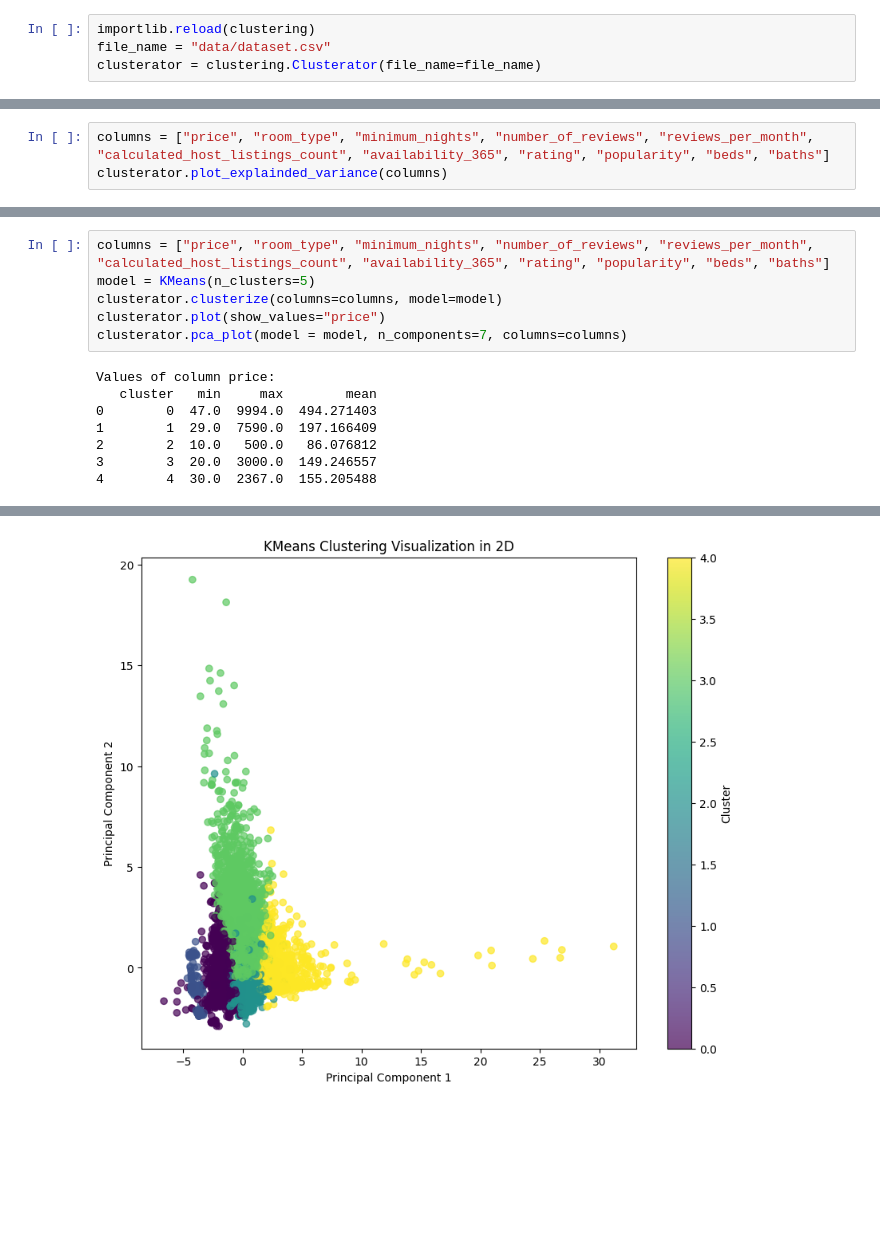
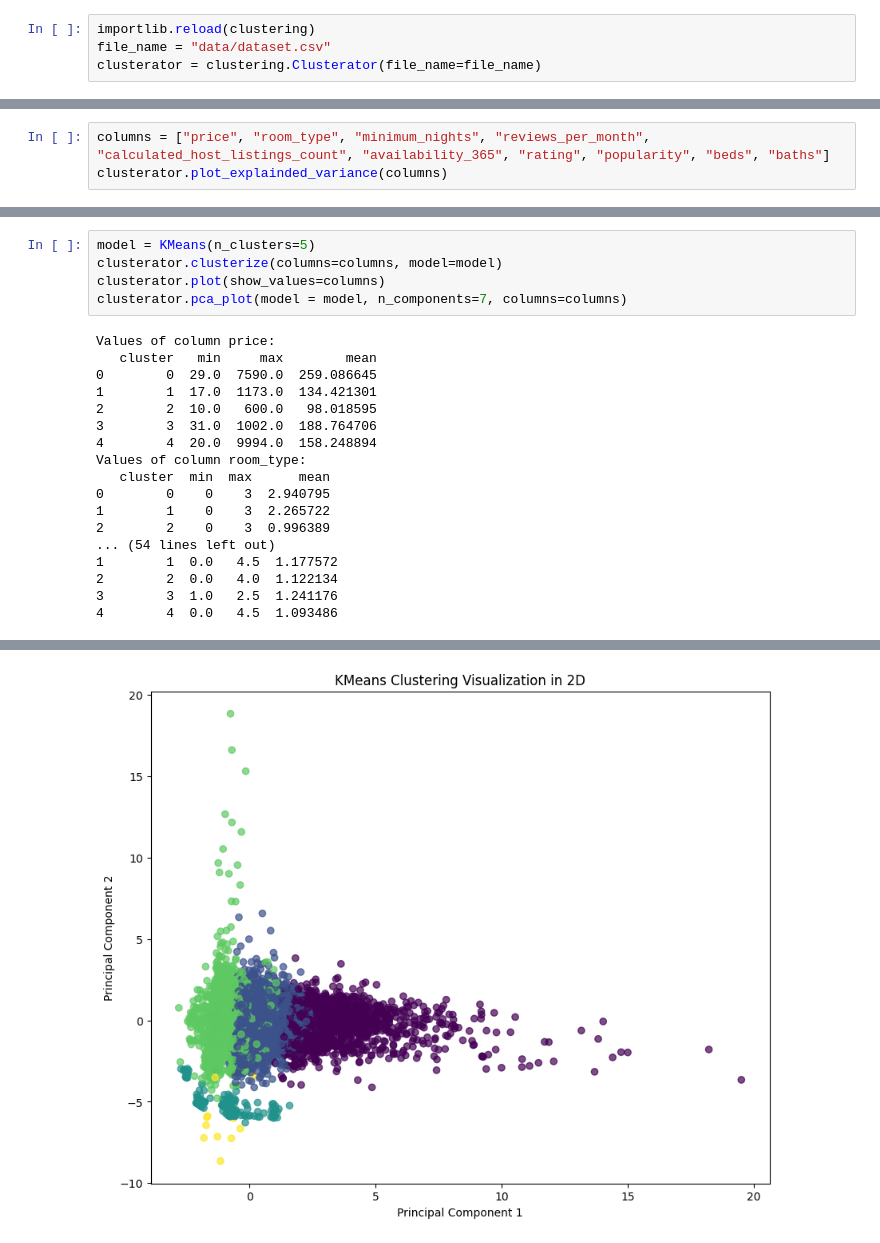
Before and after one commit to Pacholki/ML-2projekcik, a Jupyter notebook: km3/km3.ipynb, the cells around one changed output, grey strips where cells are left out. Drawn from its saved outputs; the diff is of its cells as text; blank space fills up the shorter version.

```diff
--- a/km3/km3.ipynb
+++ b/km3/km3.ipynb
@@ -21,4 +23,4 @@ clusterator = clustering.Clusterator(file_name=file_name)
 # %%
-columns = ["price", "room_type", "minimum_nights", "number_of_reviews", "reviews_per_month", "calculated_host_listings_count", "availability_365", "rating", "popularity", "beds", "baths"]
+columns = ["price", "room_type", "minimum_nights", "reviews_per_month", "calculated_host_listings_count", "availability_365", "rating", "popularity", "beds", "baths"]
 clusterator.plot_explainded_variance(columns)
 # %% [output]
@@ -26,14 +28,23 @@ clusterator.plot_explainded_variance(columns)
 # %%
-columns = ["price", "room_type", "minimum_nights", "number_of_reviews", "reviews_per_month", "calculated_host_listings_count", "availability_365", "rating", "popularity", "beds", "baths"]
 model = KMeans(n_clusters=5)
 clusterator.clusterize(columns=columns, model=model)
-clusterator.plot(show_values="price")
+clusterator.plot(show_values=columns)
 clusterator.pca_plot(model = model, n_components=7, columns=columns)
 # %% [output]
 Values of column price:
    cluster   min     max        mean
-0        0  47.0  9994.0  494.271403
-1        1  29.0  7590.0  197.166409
-2        2  10.0   500.0   86.076812
-3        3  20.0  3000.0  149.246557
-4        4  30.0  2367.0  155.205488
+0        0  29.0  7590.0  259.086645
+1        1  17.0  1173.0  134.421301
+2        2  10.0   600.0   98.018595
+3        3  31.0  1002.0  188.764706
+4        4  20.0  9994.0  158.248894
+Values of column room_type:
+   cluster  min  max      mean
+0        0    0    3  2.940795
+1        1    0    3  2.265722
+2        2    0    3  0.996389
+... (54 lines left out)
+1        1  0.0   4.5  1.177572
+2        2  0.0   4.0  1.122134
+3        3  1.0   2.5  1.241176
+4        4  0.0   4.5  1.093486
@@ -41,2 +52,2 @@ Values of column price:
-[figure, old version]
+[figure, new version]
 # %%
```
Also changed, not shown: parts of 14 cells of this notebook, 1 other file.
